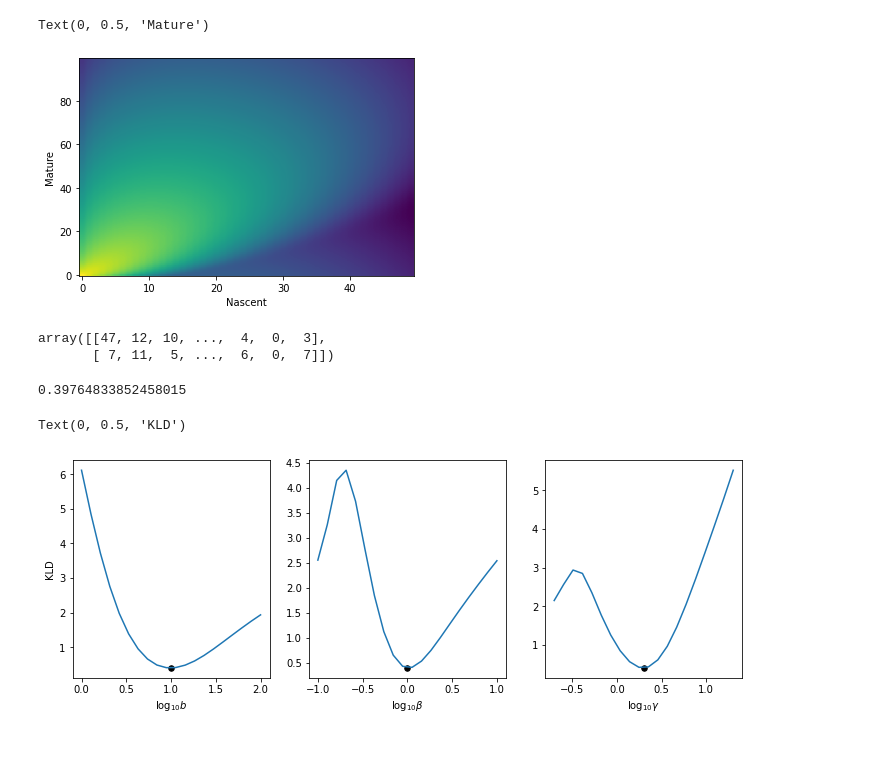
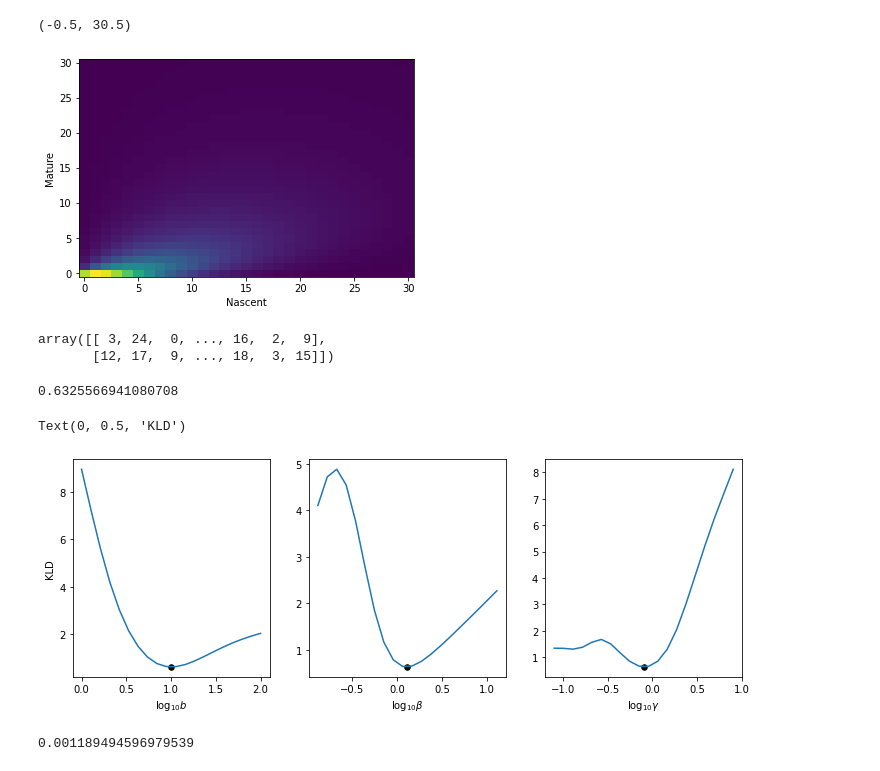
Before and after one commit to pachterlab/monod, a Jupyter notebook: nn_integration.ipynb, the cells around one changed output. Saved outputs shown, nothing was run; the diff lists cells and outputs as text; code cells hidden in the pictures.

```diff
--- a/nn_integration.ipynb
+++ b/nn_integration.ipynb
@@ -23,8 +23,8 @@ import numpy as np
 import matplotlib.pyplot as plt
 # %%
 b = 10
-beta = 1.0
-gamma = 2.0
+beta = 1.3
+gamma = 0.8
 p = np.log10(np.asarray([b,beta,gamma]))
 # %%
 limits = [100,50]
@@ -34,12 +34,15 @@ model_baseline = monod.cme_toolbox.CMEModel('Bursty','None')
 Pss_baseline = model_baseline.eval_model_pss(p,limits)
 # %%
 plt.imshow(np.log10(Pss_baseline),aspect='auto')
+plt.imshow((Pss_baseline),aspect='auto')
 plt.gca().invert_yaxis()
 plt.xlabel('Nascent')
 plt.ylabel('Mature')
+plt.xlim([-0.5,30.5])
+plt.ylim([-0.5,30.5])
 # %% [output]
-Text(0, 0.5, 'Mature')
+(-0.5, 30.5)
-[figure, old version]
+[figure, new version]
 # %%
 n_cells = 1000
 X, Y = np.meshgrid(np.arange(limits[0]), np.arange(limits[1]), indexing="ij")
@@ -52,8 +55,8 @@ raw_counts[1] = Y[x]
 # %%
 raw_counts
 # %% [output]
-array([[47, 12, 10, ...,  4,  0,  3],
-       [ 7, 11,  5, ...,  6,  0,  7]])
+array([[ 3, 24,  0, ..., 16,  2,  9],
+       [12, 17,  9, ..., 18,  3, 15]])
 # %%
 unique, unique_counts = np.unique(
     np.vstack(raw_counts).T, axis=0, return_counts=True
@@ -64,7 +67,7 @@ data = (unique, frequencies)
 # %%
 model_baseline.eval_model_kld(p, limits, "None", data)
 # %% [output]
-0.39764833852458015
+0.6325566941080708
 # %%
 fig1,ax1=plt.subplots(1,3,figsize=(12,4))
 param_names = model_baseline.get_log_name_str()
@@ -84,9 +87,13 @@ for k in range(3):
 ax1[0].set_ylabel('KLD')
 # %% [output]
 Text(0, 0.5, 'KLD')
-[figure, old version]
+[figure, new version]
 # %%
 model_nn = monod.cme_toolbox.CMEModel('Bursty','None',quad_method='nn')
 # %%
 Pss = model_nn.eval_model_pss(p,limits)
 kld_nn = model_nn.eval_model_kld(p, limits, "None", data)
+# %%
+Pss.sum()
+# %% [output]
+0.001189494596979539
```
Also changed, not shown: parts of 12 cells of this notebook.
